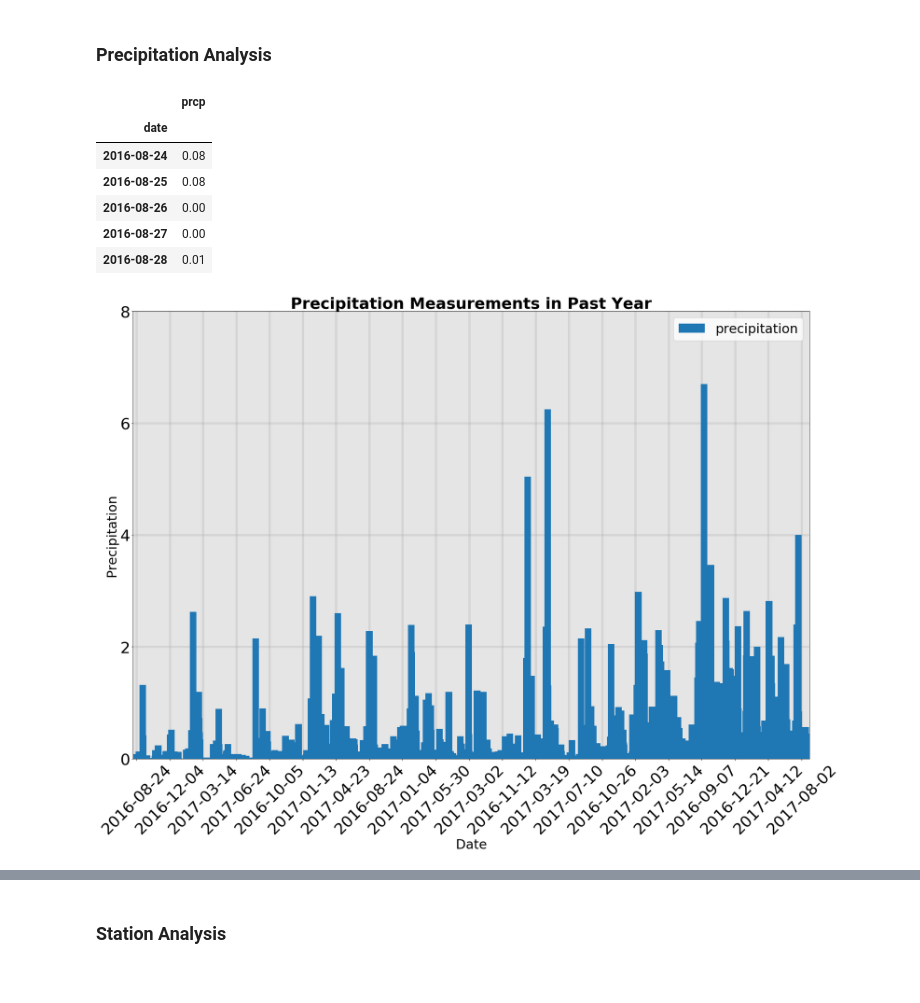
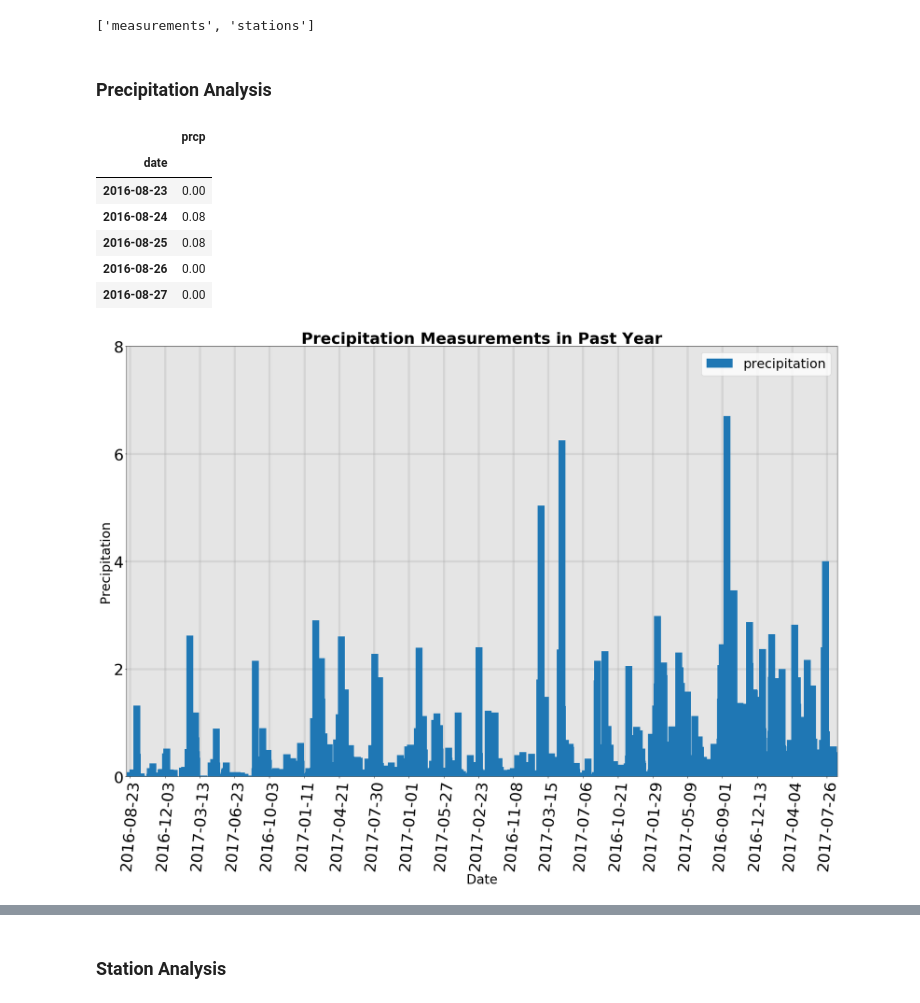
Before and after one commit to AMRiehle/sql-alchemy-challenge, a Jupyter notebook: climate_analysis.ipynb, the cells around one changed output, grey strips where cells are left out. Cells and saved outputs as stored; diff of their text form; code cells hidden in the pictures.

```diff
--- a/climate_analysis.ipynb
+++ b/climate_analysis.ipynb
@@ -22 +23,7 @@ Base.classes.keys()
+# %%
+# Obtain table names
+
+Base.classes.keys()
+# %% [output]
+['measurements', 'stations']
 # %%
@@ -27,39 +38,66 @@ session = Session(engine)
 # %% [markdown]
 ### Precipitation Analysis
 # %%
+# Find most recent date in dataframe
+
 max_date = session.query(Measurement.date).order_by(Measurement.date.desc()).first()[0]
 max_date = date(*map(int, max_date.split('-')))
+
+# Find date one year before most recent date in database
+
 one_year_before_max_date = max_date - timedelta(days=365)
 one_year_before_max_date = one_year_before_max_date.strftime('%Y-%m-%d')
 
-precipitation_df = pd.read_sql(f'SELECT date, prcp FROM measurements WHERE date > "{one_year_before_max_date}"', conn)
+# Query database for precipitation recordings over past year
+
+precipitation_df = pd.read_sql(f'SELECT date, prcp FROM measurements WHERE date >= "{one_year_before_max_date}"', conn)
 precipitation_df = precipitation_df.set_index('date')
+
+# Print first 5 rows
+
 precipitation_df.head()
 # %% [output]
 |  | prcp |
 | date |  |
+| 2016-08-23 | 0.00 |
 | 2016-08-24 | 0.08 |
 | 2016-08-25 | 0.08 |
 | 2016-08-26 | 0.00 |
 | 2016-08-27 | 0.00 |
-| 2016-08-28 | 0.01 |
 # %%
-ax = precipitation_df.plot(kind='bar', rot=45, width=20.0, figsize=(24,18), fontsize=36)
+# Create bar chart from precipitation data
+
+ax = precipitation_df.plot(kind='bar', rot=85, width=20.0, figsize=(24,18), fontsize=36)
+
+# Format x-axis to only print every 100th tick label
+
 x_ticks = ax.xaxis.get_ticklocs()
 x_ticklabels = [l.get_text() for l in ax.xaxis.get_ticklabels()]
 ax.xaxis.set_ticks(x_ticks[::100])
 ax.xaxis.set_ticklabels(x_ticklabels[::100])
+
+# Format y-axis to print every other tick label
+
 y_ticks = ax.yaxis.get_ticklocs()
 ax.yaxis.set_ticks(y_ticks[::2])
+
+# Format legend and labels
+
 ax.legend(['precipitation'], fontsize=30)
 ax.set_xlabel('Date', fontsize=30)
+ax.set_ylabel('Precipitation', fontsize=30)
+ax.set_title('Precipitation Measurements in Past Year', fontsize=36, fontweight='bold')
+
+# Format background color and grid
+
 ax.patch.set_facecolor('lightgray')
 ax.patch.set_alpha(0.6)
-ax.set_ylabel('Precipitation', fontsize=30)
-ax.set_title('Precipitation Measurements in Past Year', fontsize=36, fontweight='bold')
 plt.grid(linewidth=5, alpha=0.3)
 ax.set_axisbelow(True)
+
+# Save graph to PNG
+
 plt.tight_layout()
-plt.savefig('Images/precipitation_analysis')
+plt.savefig('Images/precipitation_analysis.png')
 # %% [output]
-[figure, old version]
+[figure, new version]
```
Also changed, not shown: parts of 15 cells of this notebook, 5 other files.
